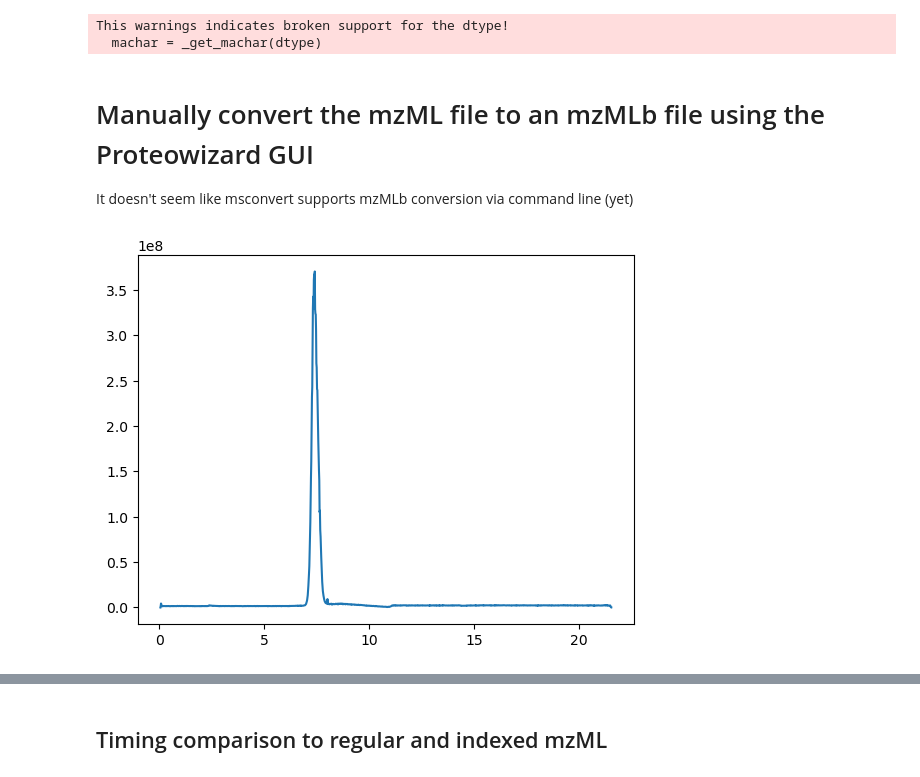
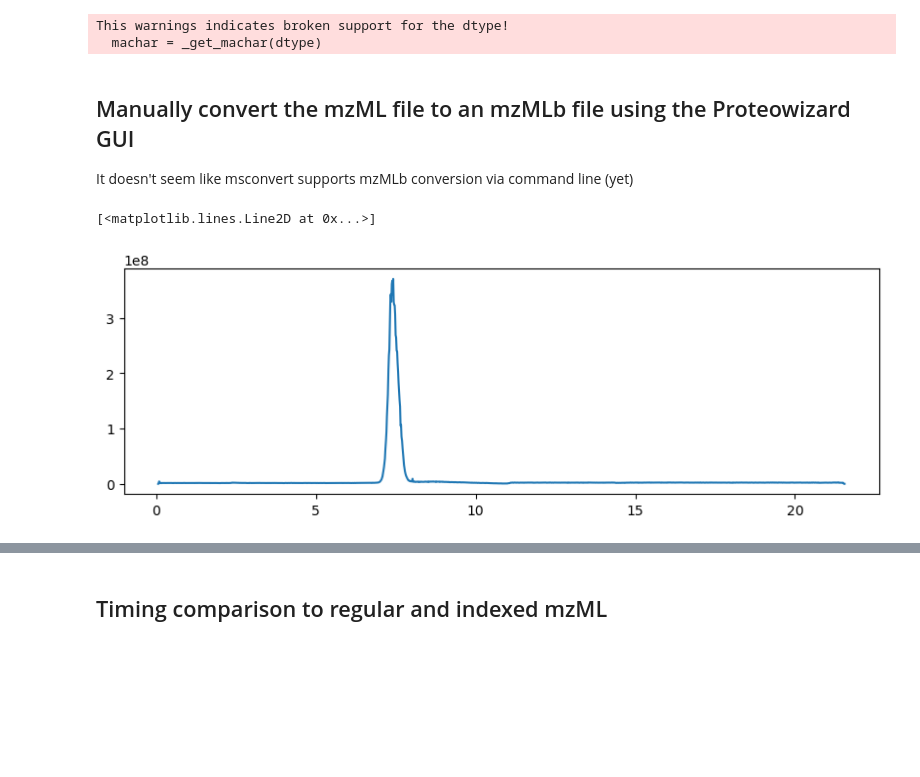
Before and after one commit to wkumler/mzsql, a Jupyter notebook: demo_notebooks/mzMLb_notebook.ipynb, the cells around one changed output, grey strips where cells are left out. Cells and saved outputs as stored; diff of their text form; code cells hidden in the pictures; blank space fills up the shorter version.

```diff
--- a/demo_notebooks/mzMLb_notebook.ipynb
+++ b/demo_notebooks/mzMLb_notebook.ipynb
@@ -1,37 +1,17 @@
 # %%
 import matplotlib.pyplot as plt
-from pyteomics import mzml, mzmlb
-import numpy as np
-import pandas as pd
-import h5py
+plt.rcParams["figure.figsize"] = (10, 3)  # (width, height) in inches
+from mzsql import *
 # %% [output]
 This warnings indicates broken support for the dtype!
   machar = _get_machar(dtype)
 # %% [markdown]
-# Manually convert the mzML file to an mzMLb file using the Proteowizard GUI
+## Manually convert the mzML file to an mzMLb file using the Proteowizard GUI
 It doesn't seem like msconvert supports mzMLb conversion via command line (yet)
 # %%
-def get_chrom_mzmlb(file):
-    scan_dfs = []
-    for spectrum in mzmlb.MzMLb(file):
-        if spectrum['ms level'] == 1:
-            # print(spectrum["index"])
-            mz_vals=spectrum['m/z array']
-            int_vals = spectrum['intensity array']
-            bet_mzs = mz_vals[abs(mz_vals-118.0865)<=0.001]
-            bet_ints = int_vals[abs(mz_vals-118.0865)<=0.001]
-            # print(bet_mzs)
-            # print(bet_ints)
-            rt_val = spectrum['scanList']['scan'][0]['scan start time']
-            if(len(bet_mzs)>0):
-                df_scan = pd.DataFrame({'mz':bet_mzs, 'int':bet_ints, 'rt':[rt_val]*len(bet_mzs)})
-                scan_dfs.append(df_scan)
-    return(pd.concat(scan_dfs, ignore_index=True))
-
-chrom_data = get_chrom_mzmlb('demo_data/180205_Poo_TruePoo_Full1.mzMLb')
-
+chrom_data = get_chrom_mzmlb('../demo_data/180205_Poo_TruePoo_Full1.mzMLb', 118.0865, 10)
 plt.plot(chrom_data["rt"], chrom_data["int"])
-plt.show()
 # %% [output]
+[<matplotlib.lines.Line2D at 0x...>]
-[figure, old version]
+[figure, new version]
 # %%
```
Also changed, not shown: parts of 8 cells of this notebook, 3 other files.
